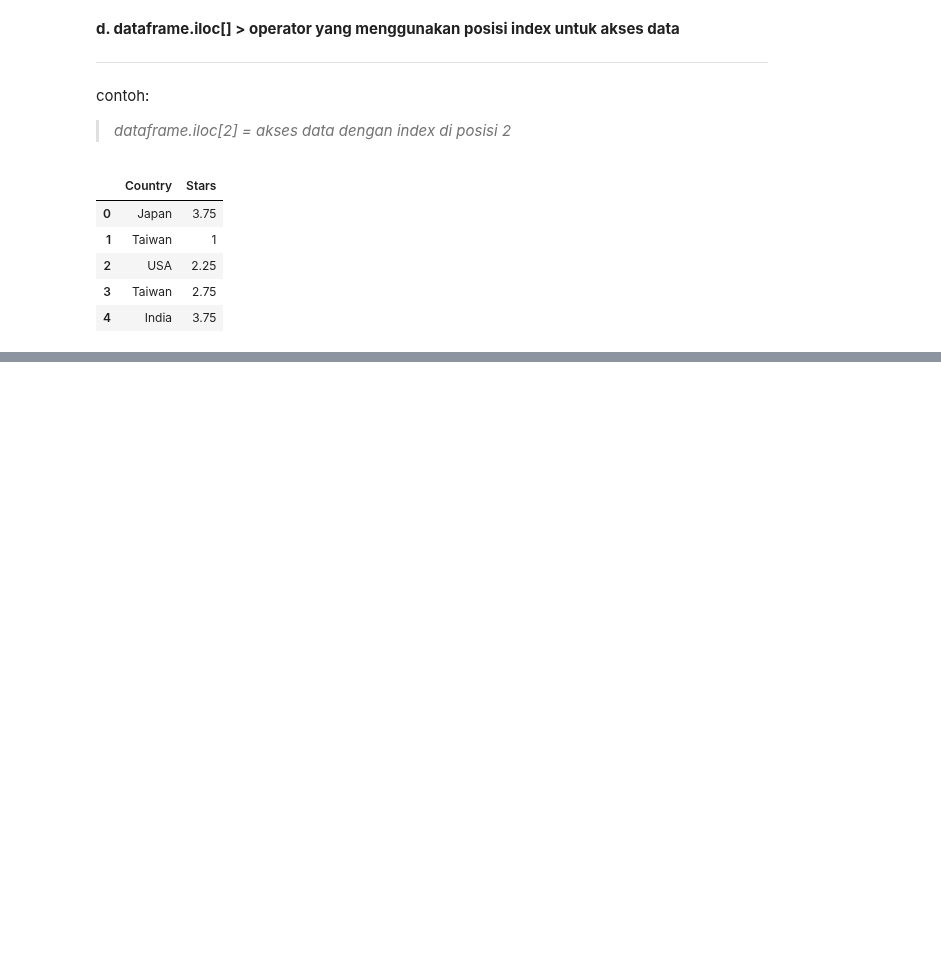
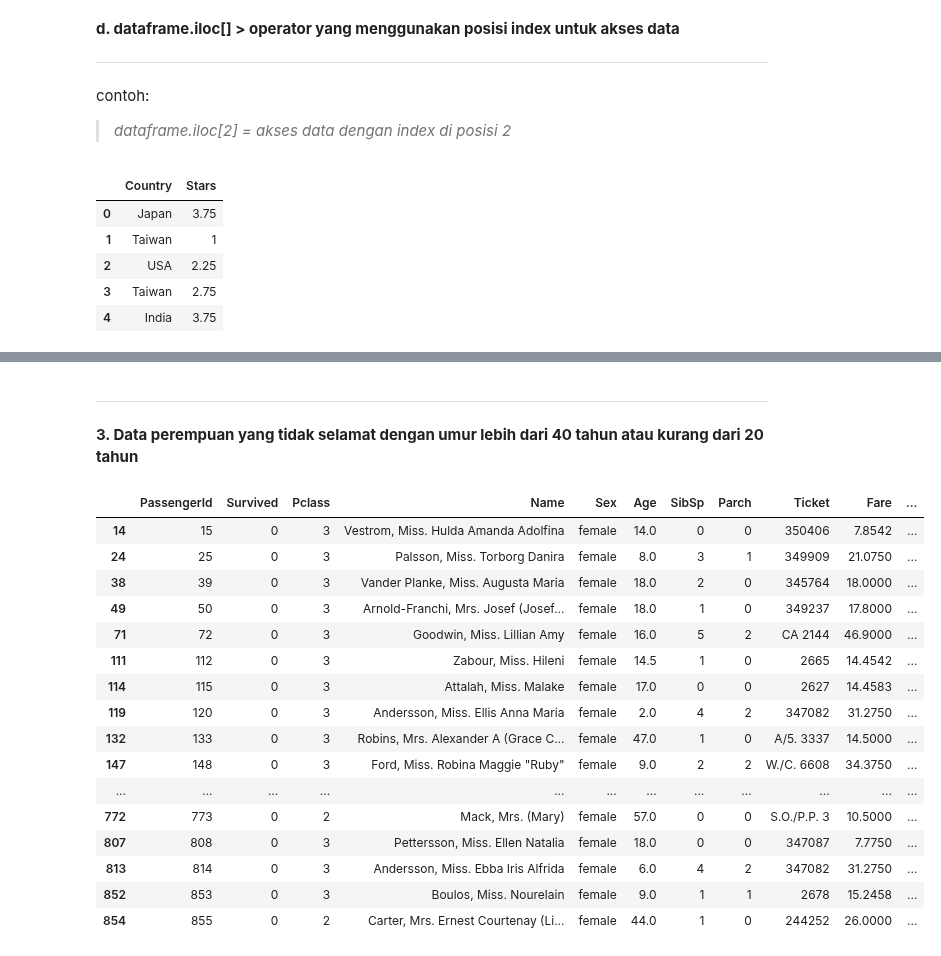
Before and after one commit to despygurl/python-sanbercode, a Jupyter notebook: Sanbercode_Week_3.ipynb, the cells around one changed output, grey strips where cells are left out. Cells and saved outputs as stored; diff of their text form; code cells hidden in the pictures; blank space fills up the shorter version.

```diff
--- a/Sanbercode_Week_3.ipynb
+++ b/Sanbercode_Week_3.ipynb
@@ -383,0 +393,6 @@ df_ramen.iloc[:, [4,5]].head()
+# %%
+import pandas as pd
+
+# Data Titanic
+df = pd.read_csv('/content/drive/MyDrive/file sanbercode/titanic.csv')
+df.head()
@@ -383,0 +511,38 @@ df_ramen.iloc[:, [4,5]].head()
+# %% [markdown]
+
+
+---
+**3. Data perempuan yang tidak selamat dengan umur lebih dari 40 tahun atau kurang dari 20 tahun**
+# %%
+# Orang tidak selamat
+not_survived = df.Survived == 0
+
+# Perempuan/Female
+female = df.Sex == 'female'
+
+# Umur lebih dari 40
+more_40 = df.Age > 40
+
+# Umur kurang dari 20
+less_20 = df.Age < 20
+
+# Penggabungan seluruh kriteria
+df[(not_survived) & (female) & (more_40 | less_20)]
+# %% [output]
+|  | PassengerId | Survived | Pclass | Name | Sex | Age | SibSp | Parch | Ticket | Fare | ... |
+| 14 | 15 | 0 | 3 | Vestrom, Miss. Hulda Amanda Adolfina | female | 14.0 | 0 | 0 | 350406 | 7.8542 | ... |
+| 24 | 25 | 0 | 3 | Palsson, Miss. Torborg Danira | female | 8.0 | 3 | 1 | 349909 | 21.0750 | ... |
+| 38 | 39 | 0 | 3 | Vander Planke, Miss. Augusta Maria | female | 18.0 | 2 | 0 | 345764 | 18.0000 | ... |
+| 49 | 50 | 0 | 3 | Arnold-Franchi, Mrs. Josef (Josef... | female | 18.0 | 1 | 0 | 349237 | 17.8000 | ... |
+| 71 | 72 | 0 | 3 | Goodwin, Miss. Lillian Amy | female | 16.0 | 5 | 2 | CA 2144 | 46.9000 | ... |
+| 111 | 112 | 0 | 3 | Zabour, Miss. Hileni | female | 14.5 | 1 | 0 | 2665 | 14.4542 | ... |
+| 114 | 115 | 0 | 3 | Attalah, Miss. Malake | female | 17.0 | 0 | 0 | 2627 | 14.4583 | ... |
+| 119 | 120 | 0 | 3 | Andersson, Miss. Ellis Anna Maria | female | 2.0 | 4 | 2 | 347082 | 31.2750 | ... |
+| 132 | 133 | 0 | 3 | Robins, Mrs. Alexander A (Grace C... | female | 47.0 | 1 | 0 | A/5. 3337 | 14.5000 | ... |
+| 147 | 148 | 0 | 3 | Ford, Miss. Robina Maggie "Ruby" | female | 9.0 | 2 | 2 | W./C. 6608 | 34.3750 | ... |
+| ... | ... | ... | ... | ... | ... | ... | ... | ... | ... | ... | ... |
+| 772 | 773 | 0 | 2 | Mack, Mrs. (Mary) | female | 57.0 | 0 | 0 | S.O./P.P. 3 | 10.5000 | ... |
+| 807 | 808 | 0 | 3 | Pettersson, Miss. Ellen Natalia | female | 18.0 | 0 | 0 | 347087 | 7.7750 | ... |
+| 813 | 814 | 0 | 3 | Andersson, Miss. Ebba Iris Alfrida | female | 6.0 | 4 | 2 | 347082 | 31.2750 | ... |
+| 852 | 853 | 0 | 3 | Boulos, Miss. Nourelain | female | 9.0 | 1 | 1 | 2678 | 15.2458 | ... |
+| 854 | 855 | 0 | 2 | Carter, Mrs. Ernest Courtenay (Li... | female | 44.0 | 1 | 0 | 244252 | 26.0000 | ... |
```
Also changed, not shown: parts of 9 cells of this notebook.
